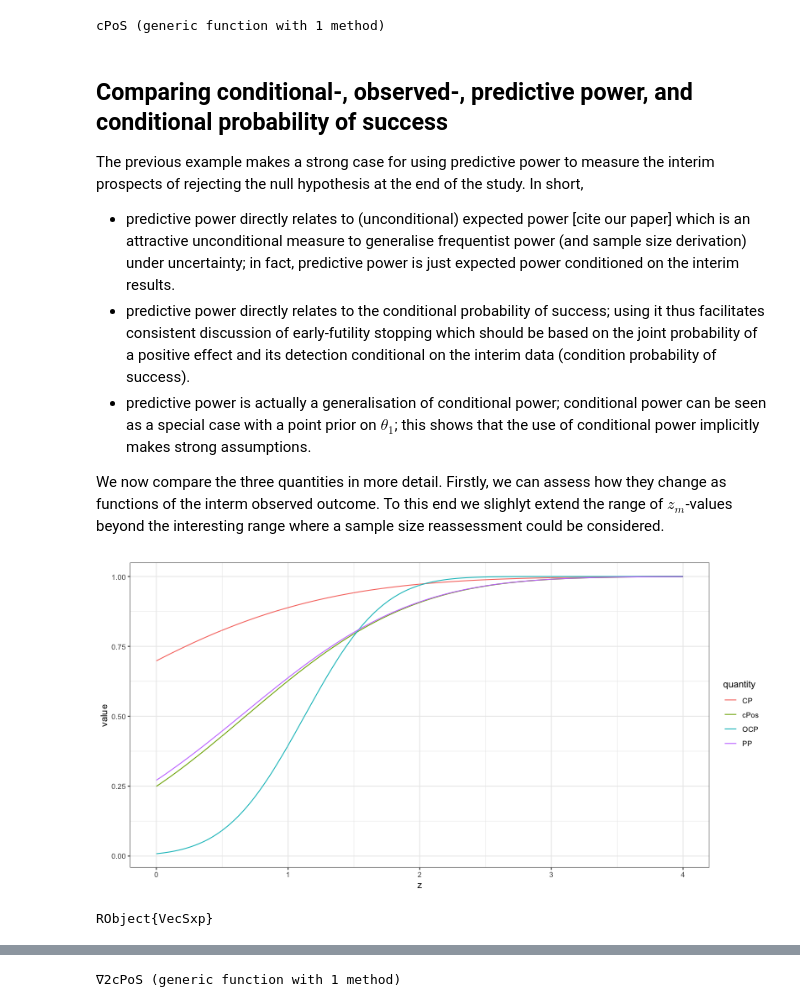
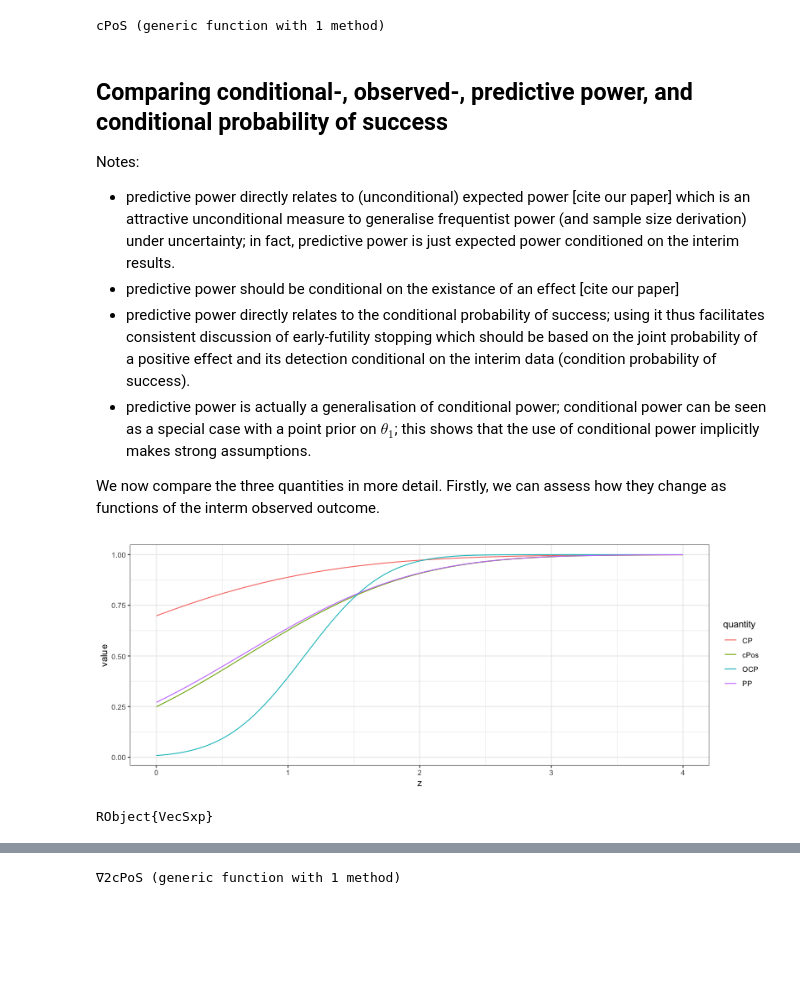
Before and after one commit to kkmann/unblinded-sample-size-adaptation, a Jupyter notebook: notebooks/conditional-power-and-friends.ipynb, the cells around one changed output, grey strips where cells are left out. Saved outputs shown, nothing was run; the diff lists cells and outputs as text; code cells hidden in the pictures; blank space fills up the shorter version.

```diff
--- a/notebooks/conditional-power-and-friends.ipynb
+++ b/notebooks/conditional-power-and-friends.ipynb
@@ -246,34 +253,36 @@ cPoS (generic function with 1 method)
 # %% [markdown]
 ## Comparing conditional-, observed-, predictive power, and conditional probability of success
 
-The previous example makes a strong case for using predictive power to measure the interim prospects of rejecting the null hypothesis at the end of the study. In short,
+Notes:
 * predictive power directly relates to (unconditional) expected power [cite our paper] which is an attractive unconditional measure to generalise frequentist power (and sample size derivation) under uncertainty; in fact, predictive power is just expected power conditioned on the interim results.
+* predictive power should be conditional on the existance of an effect [cite our paper]
 * predictive power directly relates to the conditional probability of success; using it thus facilitates consistent discussion of early-futility stopping which should be based on the joint probability of a positive effect and its detection conditional on the interim data (condition probability of success).
 * predictive power is actually a generalisation of conditional power; conditional power can be seen as a special case with a point prior on $\theta_1$; this shows that the use of conditional power implicitly makes strong assumptions.
 
 We now compare the three quantities in more detail.
-Firstly, we can assess how they change as functions of the interm observed outcome. To this end we slighlyt extend the range of $z_m$-values beyond the interesting range where a sample size reassessment could be considered.
+Firstly, we can assess how they change as functions of the interm observed outcome.
 # %%
 zm = 0:0.005:4
 
 tbl_absolute = DataFrame(
       z = zm,
      CP = CP.(zm, n, m, crit, 0.4),
     OCP = OCP.(zm, n, m, crit),
      PP = PP.(zm, n, m, crit, φ),
    cPos = cPoS.(zm, n, m, crit, φ)
 )
 
-@rput tbl_absolute
-R"tbl_absolute <- pivot_longer(tbl_absolute, -z, names_to = 'quantity')"
-tbl_absolute = @rget tbl_absolute
-
-ggplot(tbl_absolute) +
-    aes(:z, :value, color = :quantity) +
-    geom_line() +
-    theme_bw()
+RCall.rcall_p(:options, rcalljl_options=Dict(:width => 800, :height => 300))
+R"
+$tbl_absolute %>%
+    pivot_longer(-z, names_to = 'quantity') %>%
+    ggplot() +
+        aes(z, value, color = quantity) +
+        geom_line() +
+        theme_bw()
+"
 # %% [output]
-[figure, old version]
+[figure, new version]
 RObject{VecSxp}
 # %% [markdown]
 Clearly, OCP is the most sensitive measure while CP is the least sensitive. Intuitively, this should be clear since CP assumes a fixed effect size and is this only directly affected by changes in $z_m$ whereas OCP and PP are also indireclty affected by updating the belief about the true effect size with the interim results.
```
Also changed, not shown: parts of 47 cells of this notebook, 1 other file.
